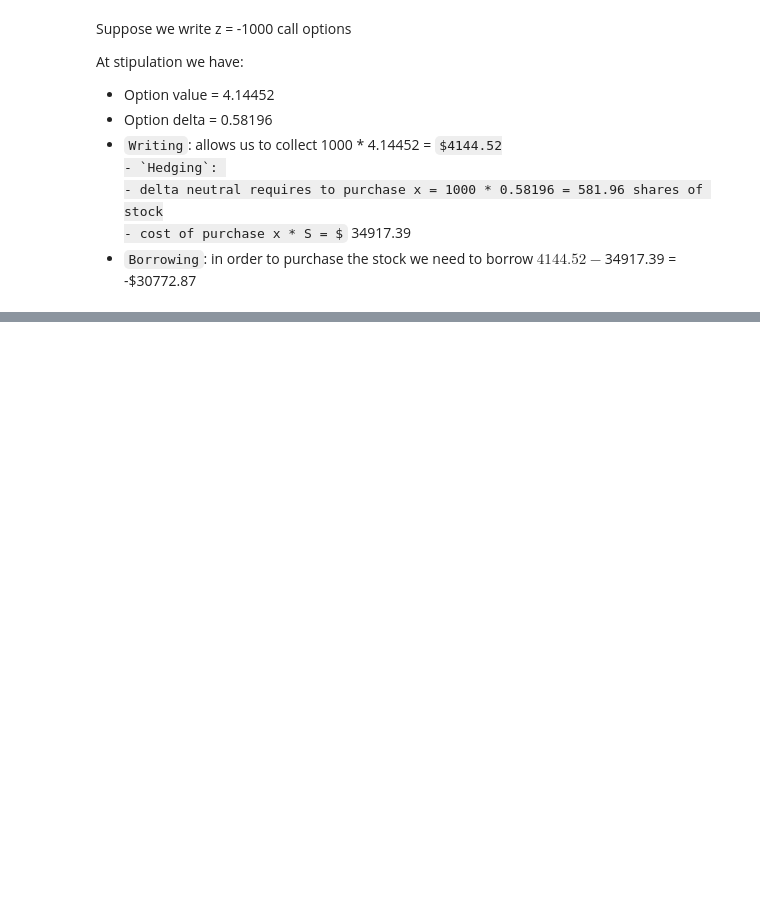
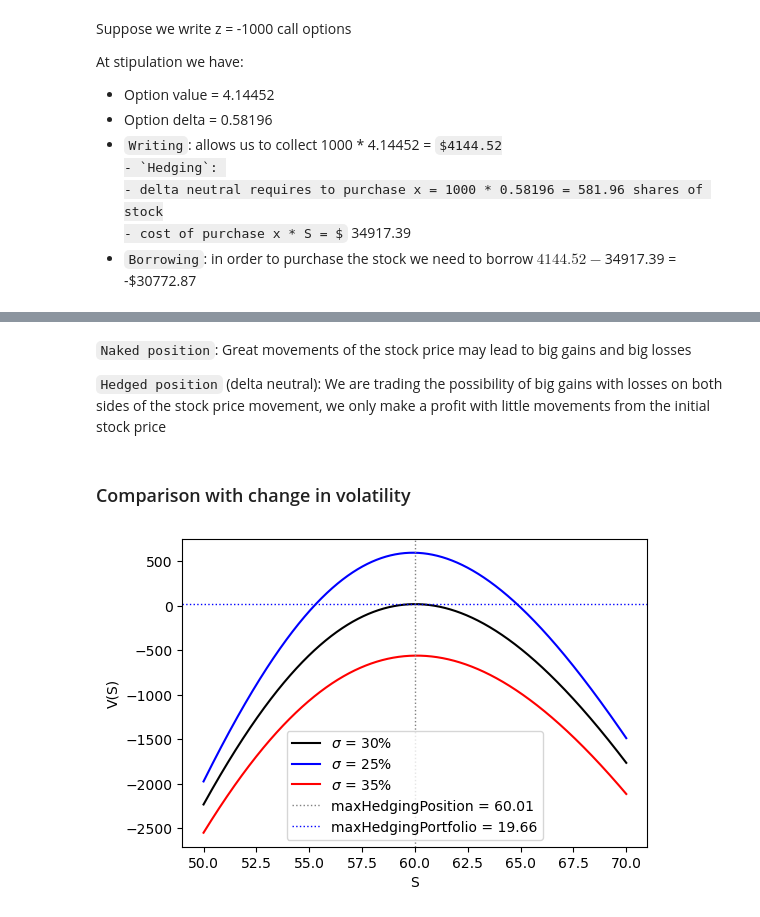
Before and after one commit to giacomoscanavini/quant_finance, a Jupyter notebook: delta_heding_option.ipynb, the cells around one changed output, grey strips where cells are left out. Saved outputs shown, nothing was run; the diff lists cells and outputs as text; code cells hidden in the pictures; some formulas as TeX source; blank space fills up the shorter version.

```diff
--- a/delta_heding_option.ipynb
+++ b/delta_heding_option.ipynb
@@ -98,0 +100,37 @@ plt.show()
+# %% [markdown]
+`Naked position`: Great movements of the stock price may lead to big gains and big losses
+
+`Hedged position` (delta neutral): We are trading the possibility of big gains with losses on both sides of the stock price movement, we only make a profit with little movements from the initial stock price
+# %% [markdown]
+### Comparison with change in volatility
+# %%
+# Analysis of portfolio after 1 day, 89 days remaining
+daysPassed = 1/365
+
+# Potential stock values
+stockValues = np.linspace(50, 70, 2001)
+
+x, y, z = 581.96, -30772.87, -1000
+hedgingPosition = [portfolio_position(S, K, t, sigma, rf, typeOption, daysPassed, x, y, z) for S in stockValues]
+
+x, y, z = 581.96, -30772.87, -1000
+hedgingPosition_higher_volatility = [portfolio_position(S, K, t, 0.35, rf, typeOption, daysPassed, x, y, z) for S in stockValues]
+
+x, y, z = 581.96, -30772.87, -1000
+hedgingPosition_lower_volatility = [portfolio_position(S, K, t, 0.25, rf, typeOption, daysPassed, x, y, z) for S in stockValues]
+
+fig, ax = plt.subplots(1, 1, figsize=(6,4))
+ax.plot(stockValues, hedgingPosition, color='black', label=rf'$\sigma$ = {30}%')
+ax.plot(stockValues, hedgingPosition_lower_volatility, color='blue', label=rf'$\sigma$ = {25}%')
+ax.plot(stockValues, hedgingPosition_higher_volatility, color='red', label=rf'$\sigma$ = {35}%')
+
+maxHedgingPosition = stockValues[np.argmax(hedgingPosition)]
+maxHedgingPortfolio = np.max(hedgingPosition)
+ax.axvline(maxHedgingPosition, lw=1, ls=':', color='grey', label=f'maxHedgingPosition = {round(maxHedgingPosition, 2)}')
+ax.axhline(maxHedgingPortfolio, lw=1, ls=':', color='blue', label=f'maxHedgingPortfolio = {round(maxHedgingPortfolio, 2)}')
+ax.set_xlabel('S')
+ax.set_ylabel('V(S)')
+ax.legend()
+plt.show()
+# %% [output]
+[figure, added]
```
Also changed, not shown: parts of 5 cells of this notebook.
